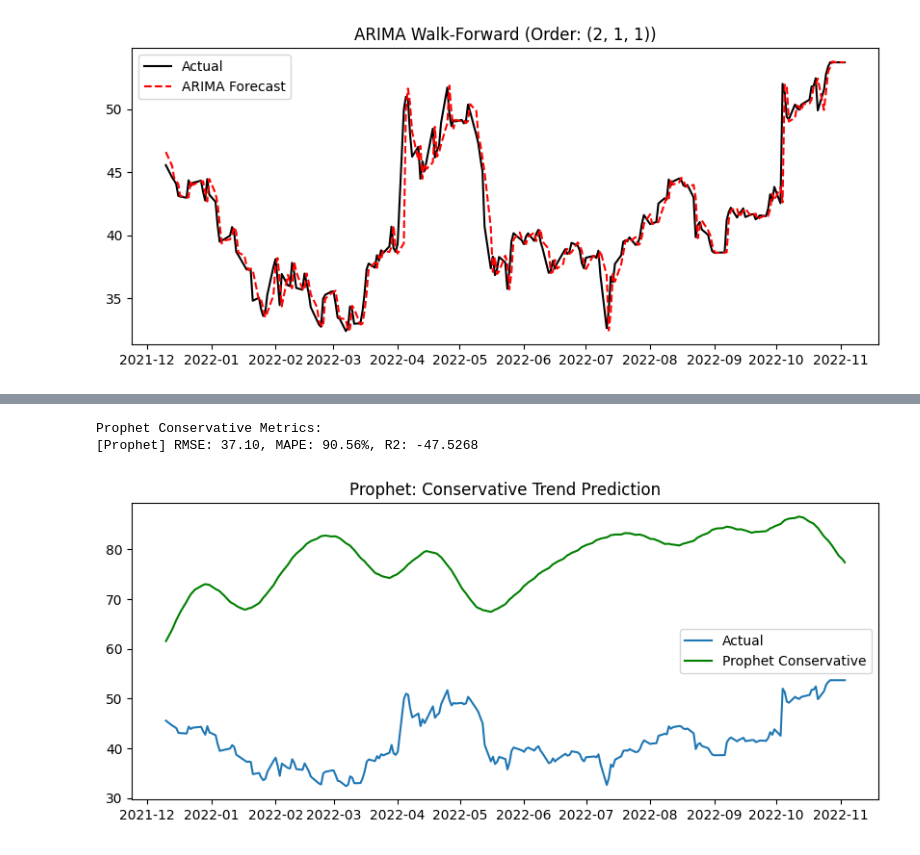
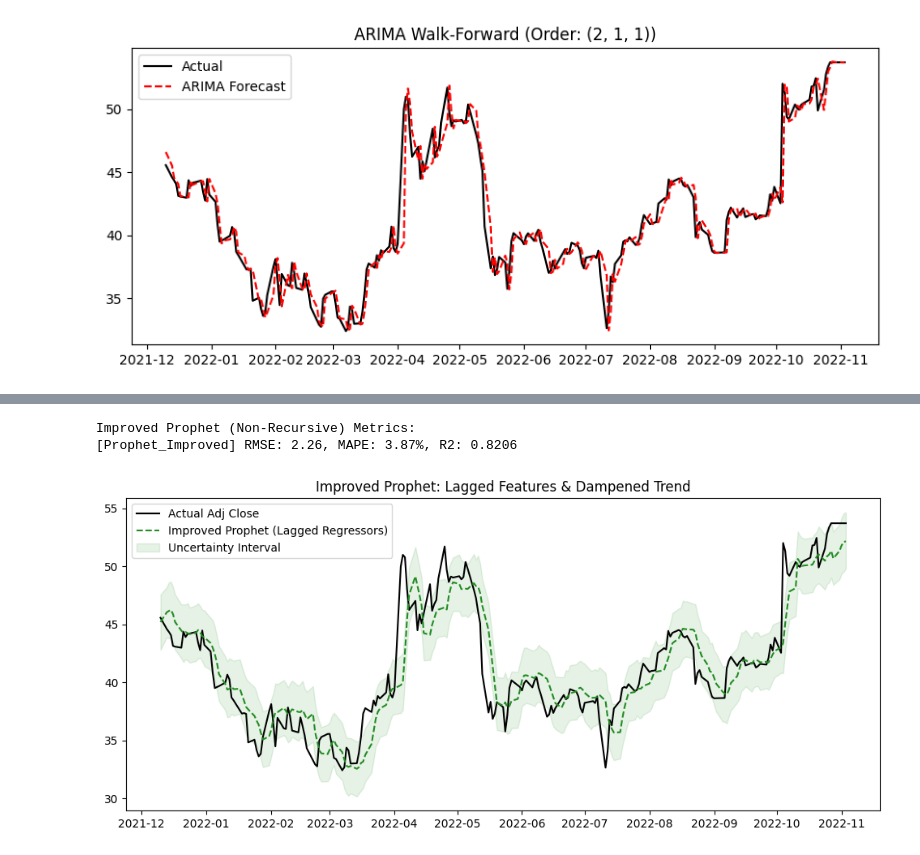
Before and after one commit to zirconnotfound/stock-market-forecast, a Jupyter notebook: twitter_stock_auto.ipynb, the cells around one changed output, grey strips where cells are left out. Saved outputs shown, nothing was run; the diff lists cells and outputs as text; code cells hidden in the pictures.

```diff
--- a/twitter_stock_auto.ipynb
+++ b/twitter_stock_auto.ipynb
@@ -327,42 +327,74 @@ Optimized LSTM Metrics:
 # %%
 from prophet import Prophet
 
-# 1. Prepare Data
-prophet_df = train.reset_index()[['Date', target, 'Volume']].rename(columns={'Date': 'ds', target: 'y'})
+# 1. Feature Engineering (Non-Recursive Improvement)
+# We create a 'Lagged_Volume' because we know yesterday's volume when predicting today.
+# This avoids the 'future data' requirement of standard regressors.
+prophet_prep = train.copy()
+prophet_prep['Lagged_Volume'] = prophet_prep['Volume'].shift(1)
+prophet_prep['MA5'] = prophet_prep[target].rolling(window=5).mean().shift(1)
+prophet_prep = prophet_prep.dropna()
 
-# 2. Configure with Dampened Trend and Extra Regressor
+# Prepare Dataframe
+prophet_df = prophet_prep.reset_index()[['Date', target, 'Lagged_Volume', 'MA5']].rename(
+    columns={'Date': 'ds', target: 'y'}
+)
+
+# 2. Configure with Optimized Priors
 m = Prophet(
-    changepoint_prior_scale=0.005, # More conservative trend
-    seasonality_mode='multiplicative', # Often better for financial series
+    changepoint_prior_scale=0.01,    # Allow slight trend flexibility
+    seasonality_prior_scale=0.05,   # Strongly dampen seasonality to prevent 'ghost' cycles
+    holidays_prior_scale=0.1,       # Account for market holidays
+    seasonality_mode='multiplicative',
     daily_seasonality=False,
     weekly_seasonality=True,
     yearly_seasonality=True
 )
 
-# Add Volume as an extra hint for the model
-m.add_regressor('Volume')
+# Add US Market Holidays
+m.add_country_holidays(country_name='US')
+
+# Add Lagged Regressors (we have these values for the future because they are lagged)
+m.add_regressor('Lagged_Volume')
+m.add_regressor('MA5')
 
 # 3. Fit
 m.fit(prophet_df)
 
 # 4. Predict
-# Note: In a recursive setup, you'd feed the 'future' Volume one day at a time
+# Create future dataframe
 future = m.make_future_dataframe(periods=len(test), freq='B')
-# Merging actual test volume to allow the regressor to work (Walk-Forward logic)
-future = future.merge(df[['Volume']].reset_index().rename(columns={'Date':'ds'}), on='ds', how='left')
+
+# --- IMPORTANT: FILLING FUTURE REGRESSORS ---
+# Since we are not recursive, we fill future regressors with the last known
+# values or a rolling mean to allow the forecast to compute.
+full_data = df.copy()
+full_data['Lagged_Volume'] = full_data['Volume'].shift(1)
+full_data['MA5'] = full_data[target].rolling(window=5).mean().shift(1)
+
+# Map these known/lagged values to the future dataframe
+future = future.merge(
+    full_data[['Lagged_Volume', 'MA5']].reset_index().rename(columns={'Date':'ds'}),
+    on='ds',
+    how='left'
+).ffill()
 
 forecast = m.predict(future)
 prophet_preds = forecast['yhat'].iloc[-len(test):].values
 
 # 5. Evaluation
-print("\nProphet Conservative Metrics:")
-prophet_metrics = get_metrics(test[target].values, prophet_preds, "Prophet")
+print("\nImproved Prophet (Non-Recursive) Metrics:")
+prophet_metrics = get_metrics(test[target].values, prophet_preds, "Prophet_Improved")
 
 # 6. Visualization
-plt.figure(figsize=(10, 4))
-plt.plot(test.index, test[target].values, label='Actual')
-plt.plot(test.index, prophet_preds, label='Prophet Conservative', color='green')
-plt.title("Prophet: Conservative Trend Prediction")
+plt.figure(figsize=(12, 5))
+plt.plot(test.index, test[target].values, label='Actual Adj Close', color='black', linewidth=1.5)
+plt.plot(test.index, prophet_preds, label='Improved Prophet (Lagged Regressors)', color='forestgreen', linestyle='--')
+plt.fill_between(test.index,
+                 forecast['yhat_lower'].iloc[-len(test):],
+                 forecast['yhat_upper'].iloc[-len(test):],
+                 color='green', alpha=0.1, label='Uncertainty Interval')
+plt.title("Improved Prophet: Lagged Features & Dampened Trend")
 plt.legend()
 plt.show()
 # %% [output]
@@ -372,6 +403,6 @@ Importing plotly failed. Interactive plots will not work.
-Prophet Conservative Metrics:
-[Prophet] RMSE: 37.10, MAPE: 90.56%, R2: -47.5268
+Improved Prophet (Non-Recursive) Metrics:
+[Prophet_Improved] RMSE: 2.26, MAPE: 3.87%, R2: 0.8206
-[figure, old version]
+[figure, new version]
 # %%
 plt.figure(figsize=(16, 9))
 plt.plot(test.index, test[target], label='Actual Adj Close', color='black', linewidth=2.5)
```
Also changed, not shown: parts of 5 cells of this notebook, 1 other file.
